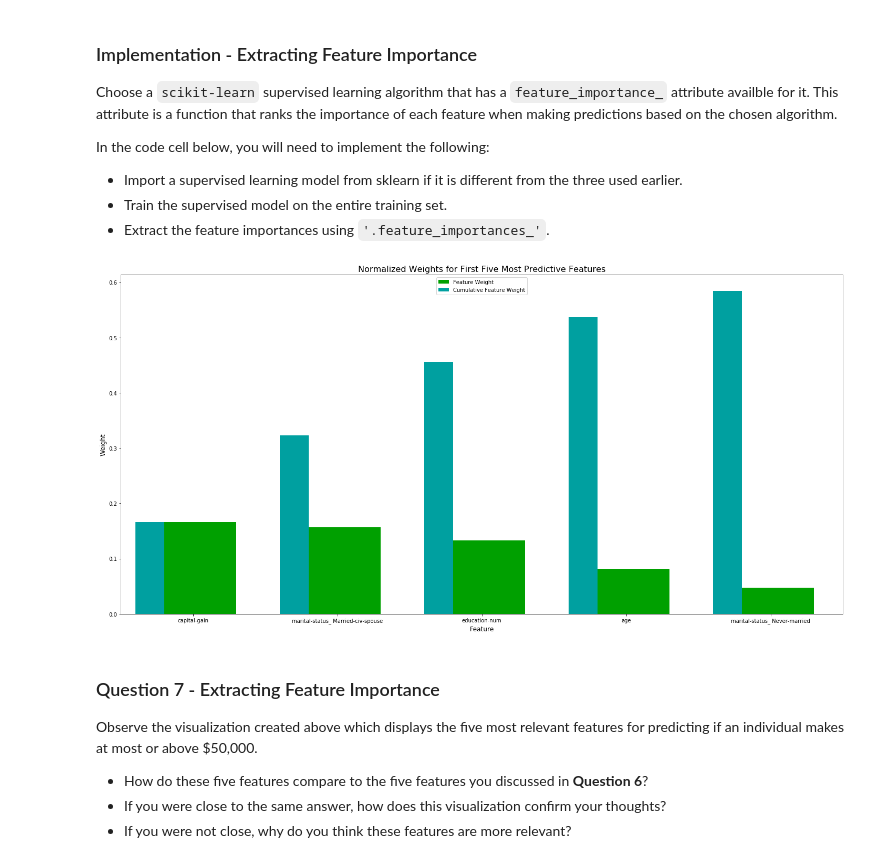
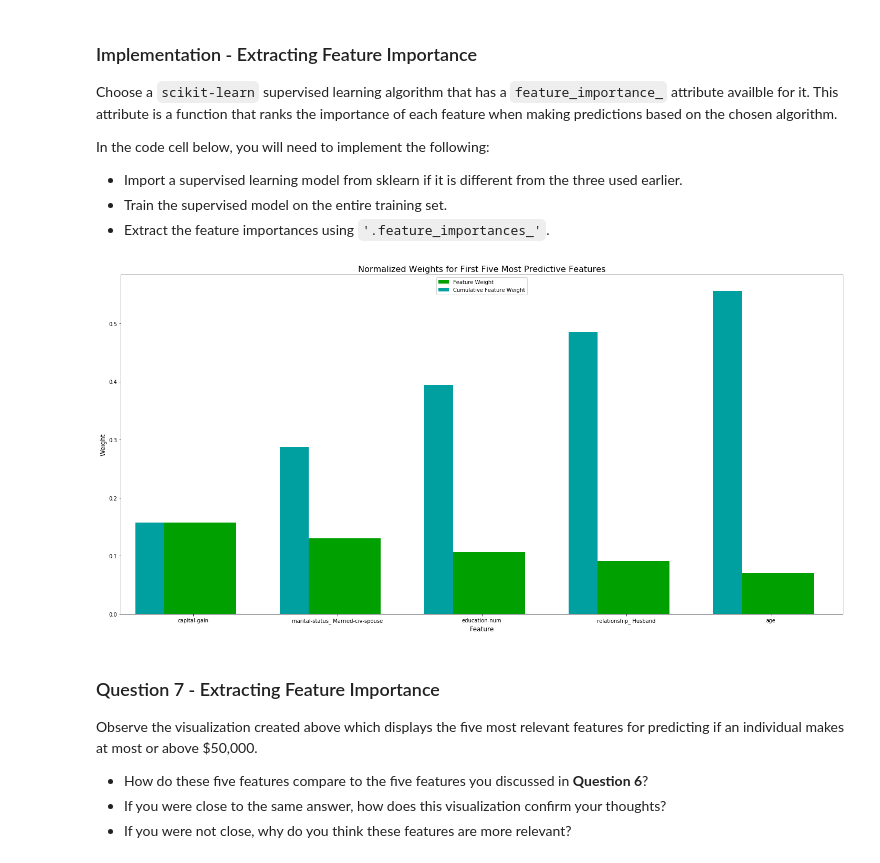
Before and after one commit to SophieGarden/DataScience_NanoDegree, a Jupyter notebook: finding_donors/finding_donors.ipynb, the cells around one changed output. Drawn from its saved outputs; the diff is of its cells as text; code cells hidden in the pictures.

```diff
--- a/finding_donors/finding_donors.ipynb
+++ b/finding_donors/finding_donors.ipynb
@@ -208,7 +207,8 @@ Additionally, as with the non-numeric features, we need to convert the non-numer
 features_final = pd.get_dummies(features_log_minmax_transform)
 
 # TODO: Encode the 'income_raw' data to numerical values
-income = pd.get_dummies(data.income)
+encoder = LabelEncoder()
+income = encoder.fit_transform(income_raw)
 
 # Print the number of features after one-hot encoding
 encoded = list(features_final.columns)
@@ -238,7 +229,7 @@ from sklearn.model_selection import train_test_split
 
 # Split the 'features' and 'income' data into training and testing sets
 X_train, X_test, y_train, y_test = train_test_split(features_final,
-                                                    income['>50K'],
+                                                    income,
                                                     test_size = 0.2,
                                                     random_state = 0)
 
@@ -747,24 +747,26 @@ In the code cell below, you will need to implement the following:
  - Extract the feature importances using `'.feature_importances_'`.
 # %%
 # TODO: Import a supervised learning model that has 'feature_importances_'
-model = RandomForestClassifier(bootstrap=True, class_weight=None, criterion='gini',
-            max_depth=20, max_features='auto', max_leaf_nodes=None,
+optimized_clf = RandomForestClassifier(bootstrap=False, class_weight=None, criterion='gini',
+            max_depth=22, max_features='auto', max_leaf_nodes=None,
             min_impurity_decrease=0.0, min_impurity_split=None,
-            min_samples_leaf=2, min_samples_split=2,
-            min_weight_fraction_leaf=0.0, n_estimators=10, n_jobs=1,
+            min_samples_leaf=3, min_samples_split=2,
+            min_weight_fraction_leaf=0.0, n_estimators=200, n_jobs=1,
             oob_score=False, random_state=42, verbose=0, warm_start=False)
+
+model = optimized_clf
 
 
 # TODO: Train the supervised model on the training set using .fit(X_train, y_train)
 model.fit(X_train, y_train)
 
 # TODO: Extract the feature importances using .feature_importances_
 importances = model.feature_importances_
 
 # Plot
 vs.feature_plot(importances, X_train, y_train)
 # %% [output]
-[figure, old version]
+[figure, new version]
 # %% [markdown]
 ### Question 7 - Extracting Feature Importance
 
```
Also changed, not shown: parts of 19 cells of this notebook.
